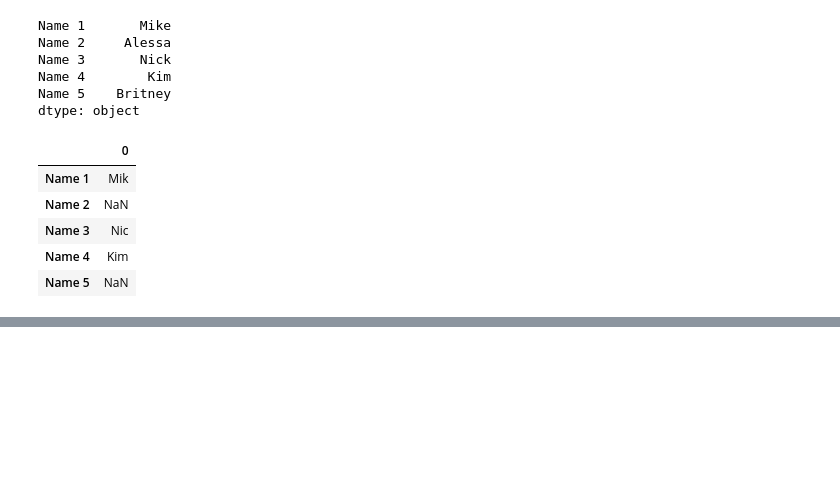
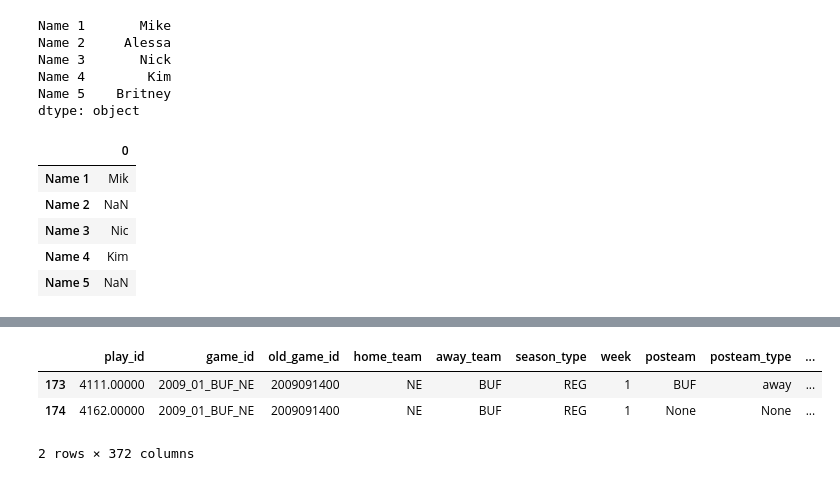
Before and after one commit to cjlcoursework/nfl_capstone, a Jupyter notebook: notebooks/sandbox.ipynb, the cells around one changed output, grey strips where cells are left out. Cells and saved outputs as stored; diff of their text form; code cells hidden in the pictures; blank space fills up the shorter version.

```diff
--- a/notebooks/sandbox.ipynb
+++ b/notebooks/sandbox.ipynb
@@ -151,0 +167,7 @@ else:
+# %%
+pbp.loc[(pbp.game_id == '2009_01_BUF_NE')& (pbp.game_seconds_remaining < 2)].sort_values(by='play_id')
+# %% [output]
+|  | play_id | game_id | old_game_id | home_team | away_team | season_type | week | posteam | posteam_type | ... |
+| 173 | 4111.00000 | 2009_01_BUF_NE | 2009091400 | NE | BUF | REG | 1 | BUF | away | ... |
+| 174 | 4162.00000 | 2009_01_BUF_NE | 2009091400 | NE | BUF | REG | 1 | None | None | ... |
+2 rows × 372 columns
```
Also changed, not shown: parts of 5 cells of this notebook, 7 other files.
